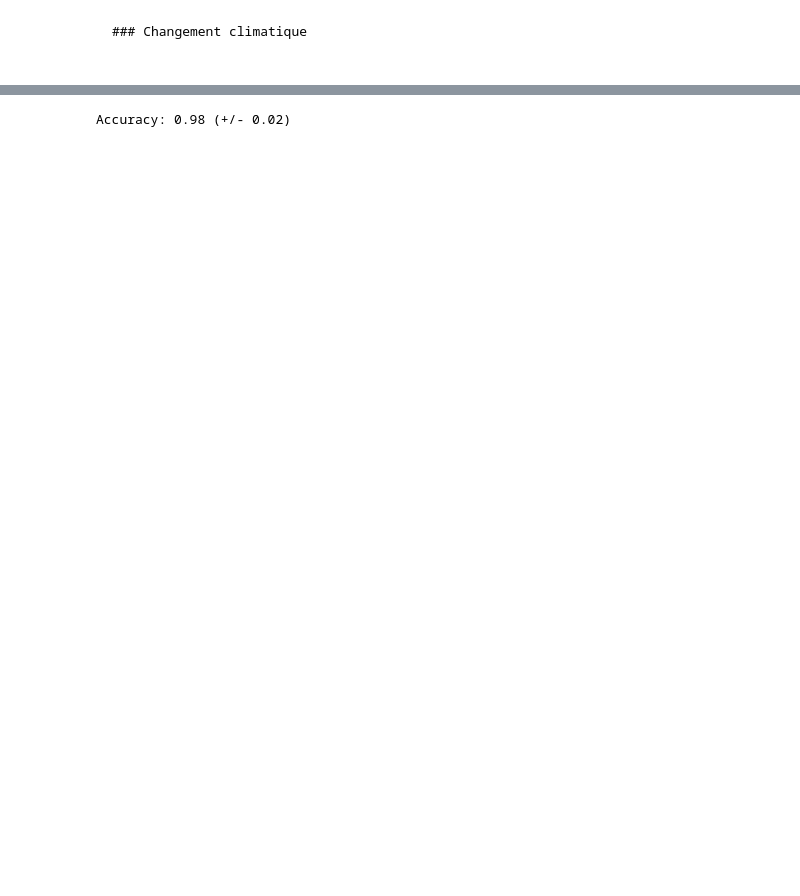
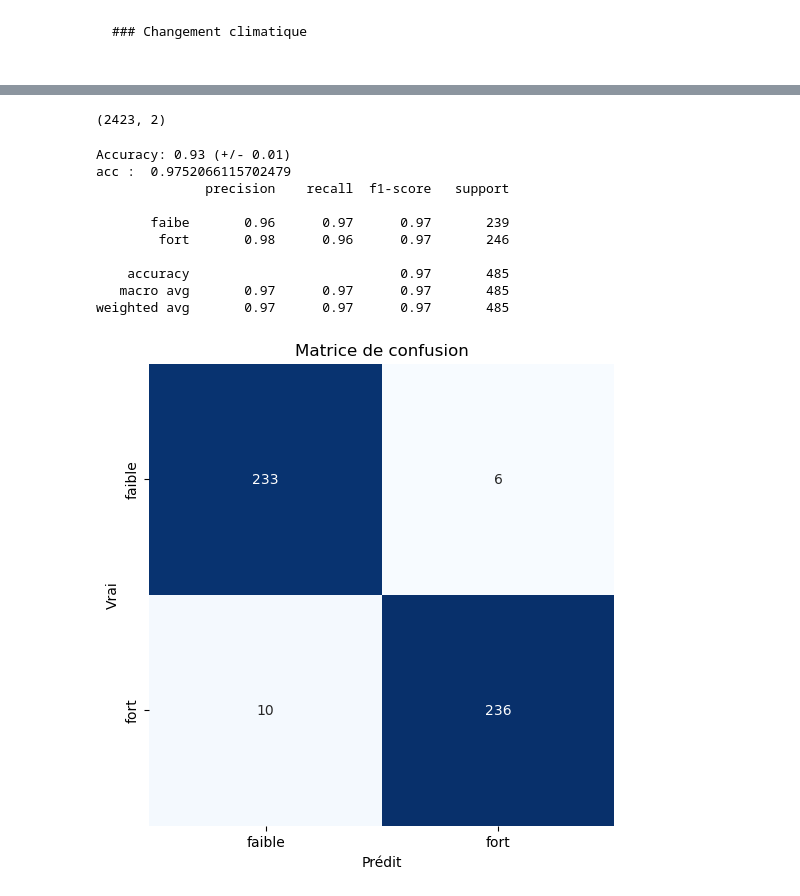
Before and after one commit to ZHANGzhile/DALAS, a Jupyter notebook: projet/Projet-idee copy.ipynb, the cells around one changed output, grey strips where cells are left out. Cells and saved outputs as stored; diff of their text form; code cells hidden in the pictures; blank space fills up the shorter version.

```diff
--- a/projet/Projet-idee copy.ipynb
+++ b/projet/Projet-idee copy.ipynb
@@ -1135,0 +1150,37 @@ valeurs 0 1236
+# %%
+# Refaire l'ACP avec les données normalisées
+pca = PCA(n_components=2)
+X = df_synt[df_synt.columns[13:29]]
+print(X.shape)
+X_r = pca.fit_transform(X)
+
+# Afficher les dimensions et les proportions de variance expliquée
+summary_table = pd.DataFrame(
+    columns=[
+        "Dimension",
+        "Explained Variance",
+        "Explained Variance Ratio",
+        "Cumulative Explained Variance Ratio",
+    ]
+)
+
+# Créer une liste pour stocker les lignes du tableau récapitulatif
+rows = []
+
+# Calculer les proportions cumulatives de variance expliquée
+cumulative_variance_ratio = np.cumsum(pca.explained_variance_ratio_)
+
+# Remplir la liste avec les informations sur chaque dimension
+for i in range(len(pca.explained_variance_)):
+    rows.append(
+        {
+            "Dimension": i + 1,
+            "Explained Variance": pca.explained_variance_[i],
+            "Explained Variance Ratio": pca.explained_variance_ratio_[i],
+            "Cumulative Explained Variance Ratio": cumulative_variance_ratio[i],
+        }
+    )
+
+# Créer le DataFrame récapitulatif en concaténant les lignes
+summary_table = pd.concat([pd.DataFrame([row]) for row in rows], ignore_index=True)
+summary_table
@@ -1136,3 +1192,7 @@ valeurs 0 1236
+# %%
+print(X_r.shape)
+# %% [output]
+(2423, 2)
 # %%
 # Regressions logistiques
 from sklearn.model_selection import train_test_split
@@ -1193,25 +1253,37 @@ def display_results(lr_model, X_test, y_test, y_pred, colonnes_selectionnees):
 # %%
 # Division des données en ensemble d'entraînement et de test
 X_train, X_test, y_train, y_test = train_test_split(
-    X, labels, test_size=0.2, random_state=0
+    X_r, labels, test_size=0.2, random_state=0
 )
 
 # Création du modèle de régression logistique
 lr_model = LogisticRegression(max_iter=1000)
 
 # Cross validation
 scores = cross_val_score(lr_model, X_train, y_train, cv=5)
 print("Accuracy: %0.2f (+/- %0.2f)" % (scores.mean(), scores.std() * 2))
 
 # Entraînement du modèle
 lr_model.fit(X_train, y_train)
 
 # Prédiction sur l'ensemble de test
 y_pred = lr_model.predict(X_test)
 
+print("acc : ", precision_score(y_test, y_pred))
+
 precision_lr = np.where(y_test == y_pred, 1, 0)
 
 # Affichage des résultats
-# display_results(lr_model, X_test, y_test, y_pred, colonnes_selectionnees)
+display_results(lr_model, X_test, y_test, y_pred, colonnes_selectionnees)
 # %% [output]
-Accuracy: 0.98 (+/- 0.02)
+Accuracy: 0.93 (+/- 0.01)
+acc :  0.9752066115702479
+              precision    recall  f1-score   support
+
+       faibe       0.96      0.97      0.97       239
+        fort       0.98      0.96      0.97       246
+
+    accuracy                           0.97       485
+   macro avg       0.97      0.97      0.97       485
+weighted avg       0.97      0.97      0.97       485
+[figure, added]
```
Also changed, not shown: parts of 43 cells of this notebook, 25 other files.
